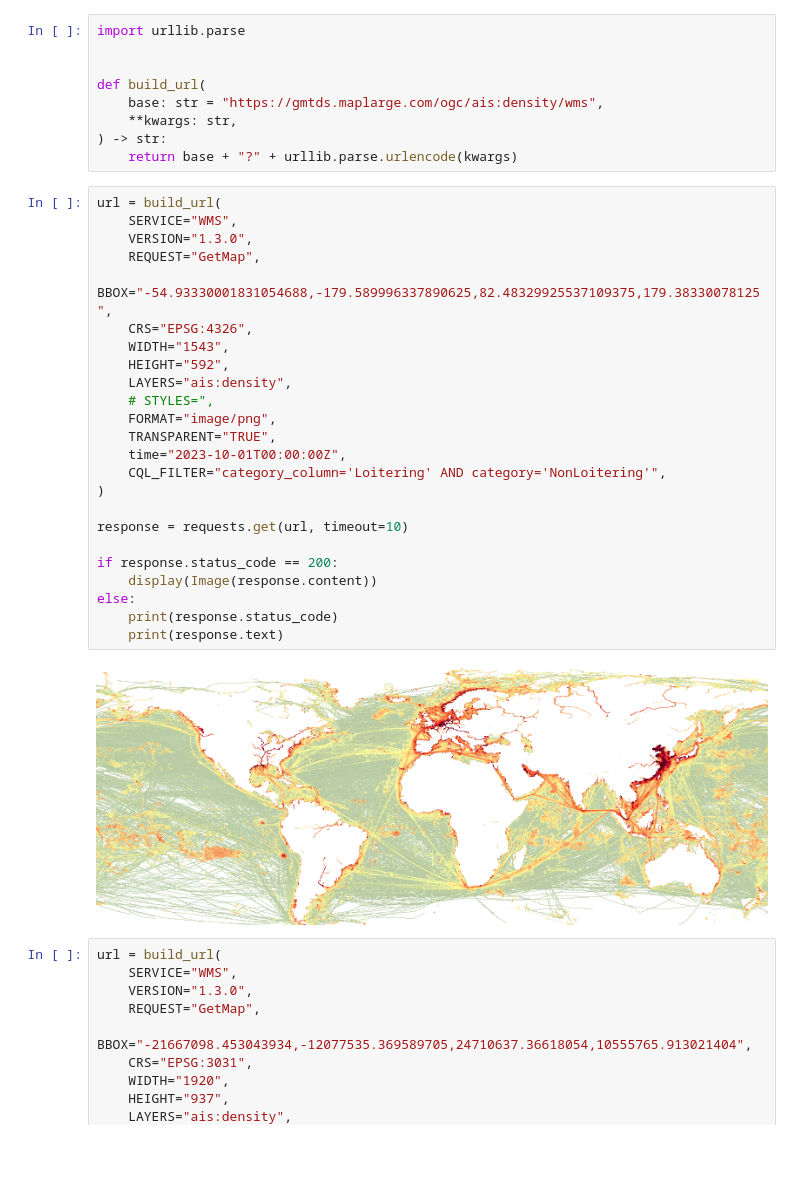
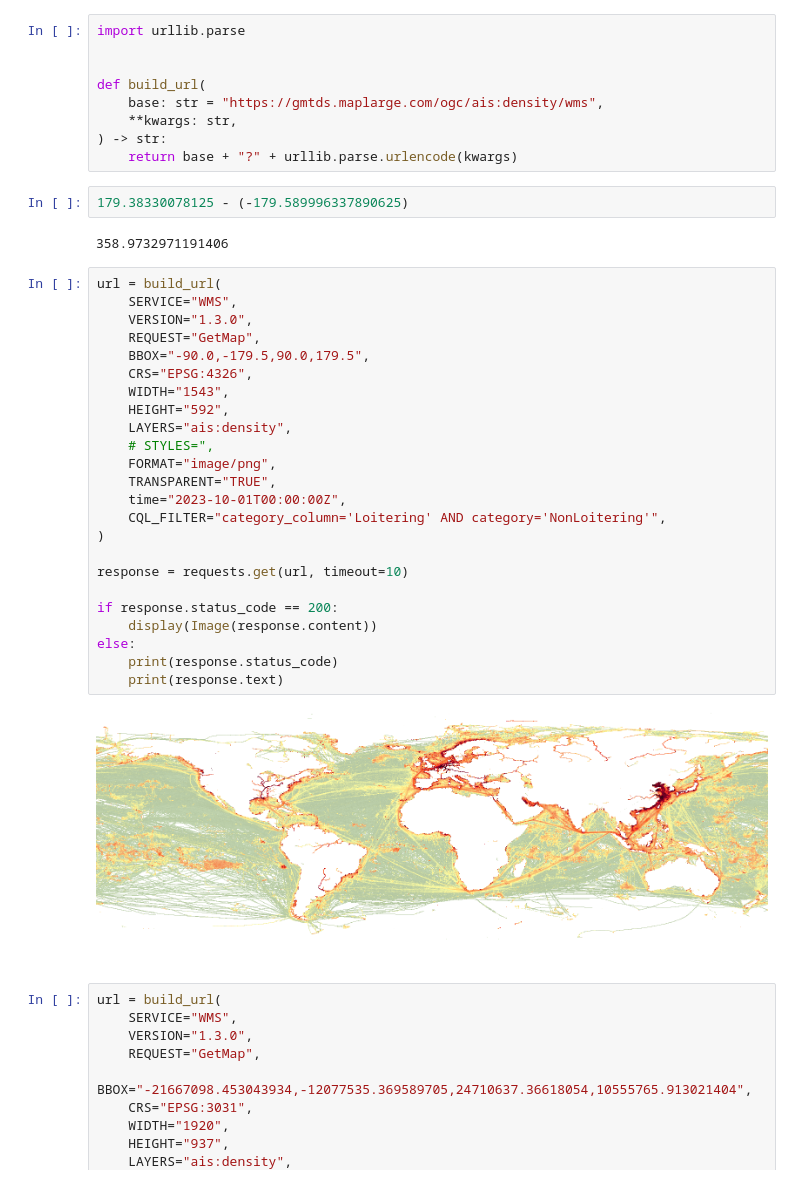
Before and after one commit to shunichironomura/gmtds-client, a Jupyter notebook: notebooks/explore_api.ipynb, the cells around one changed output. Saved outputs shown, nothing was run; the diff lists cells and outputs as text; blank space fills up the shorter version.

```diff
--- a/notebooks/explore_api.ipynb
+++ b/notebooks/explore_api.ipynb
@@ -48,32 +48,36 @@ def build_url(
     **kwargs: str,
 ) -> str:
     return base + "?" + urllib.parse.urlencode(kwargs)
+# %%
+179.38330078125 - (-179.589996337890625)
+# %% [output]
+358.9732971191406
 # %%
 url = build_url(
     SERVICE="WMS",
     VERSION="1.3.0",
     REQUEST="GetMap",
-    BBOX="-54.93330001831054688,-179.589996337890625,82.48329925537109375,179.38330078125",
+    BBOX="-90.0,-179.5,90.0,179.5",
     CRS="EPSG:4326",
     WIDTH="1543",
     HEIGHT="592",
     LAYERS="ais:density",
     # STYLES=",
     FORMAT="image/png",
     TRANSPARENT="TRUE",
     time="2023-10-01T00:00:00Z",
     CQL_FILTER="category_column='Loitering' AND category='NonLoitering'",
 )
 
 response = requests.get(url, timeout=10)
 
 if response.status_code == 200:
     display(Image(response.content))
 else:
     print(response.status_code)
     print(response.text)
 # %% [output]
-[figure, old version]
+[figure, new version]
 # %%
 url = build_url(
     SERVICE="WMS",
```
Also changed, not shown: parts of 5 cells of this notebook.
